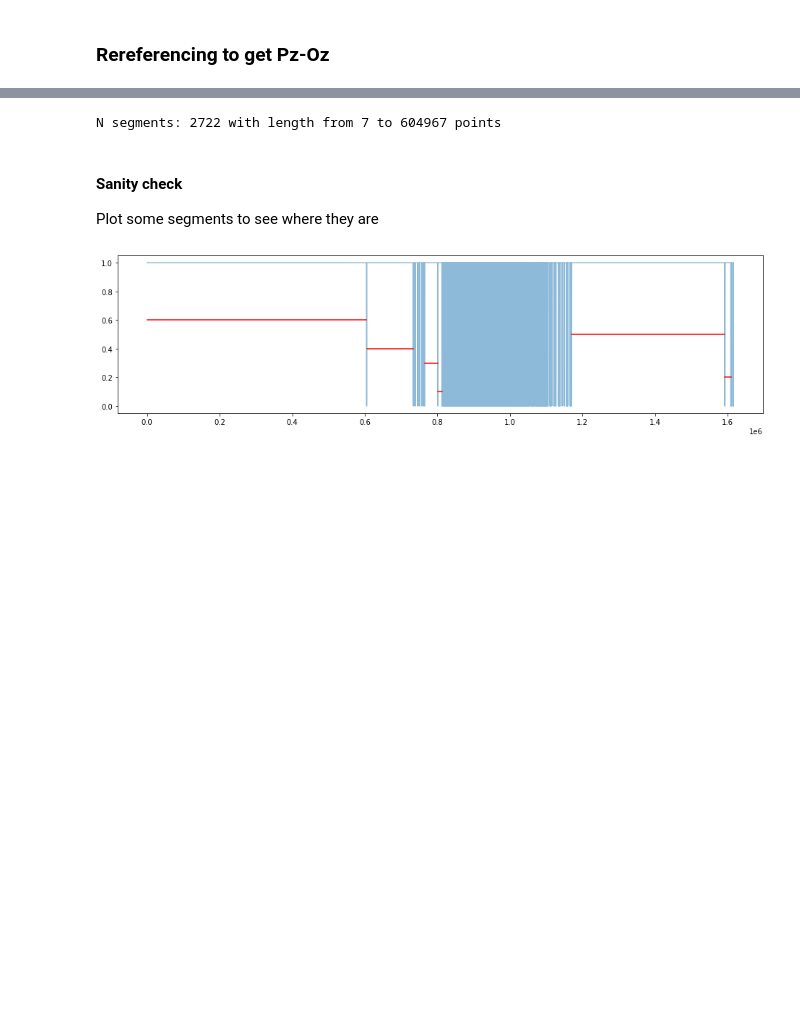
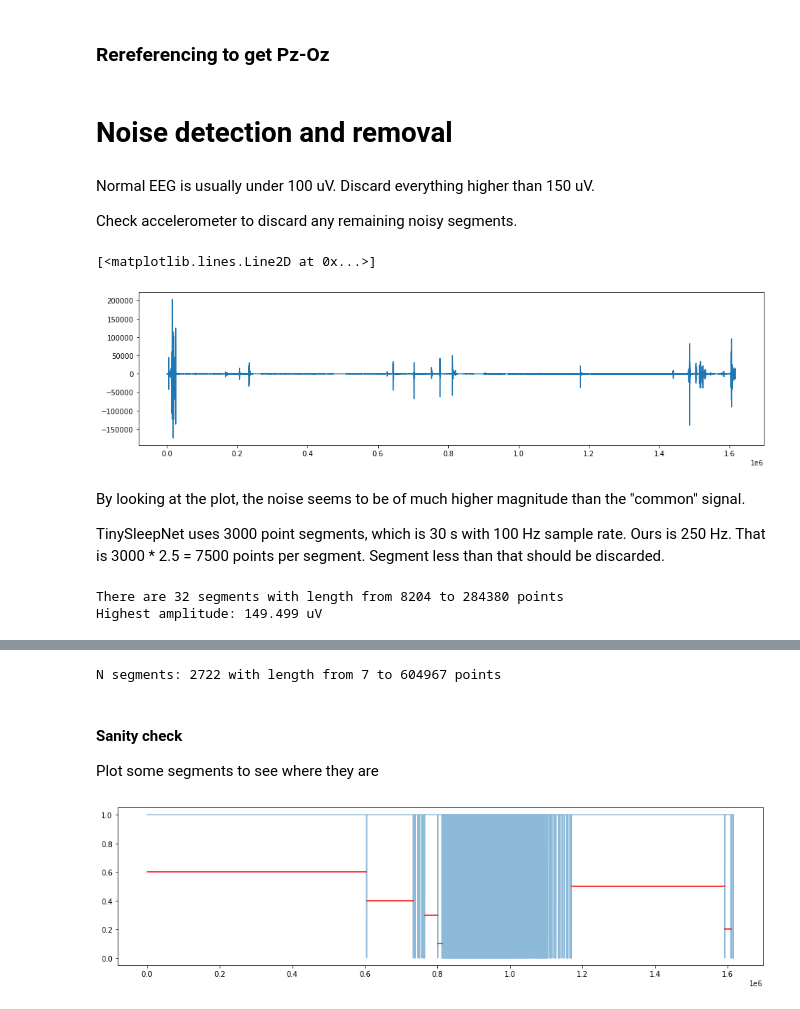
Before and after one commit to hollanderski/DREAMS-EEG, a Jupyter notebook: Unicorn_data_processing_for_rem_stage_detection.ipynb, the cells around one changed output, grey strips where cells are left out. Drawn from its saved outputs; the diff is of its cells as text; code cells hidden in the pictures; blank space fills up the shorter version.

```diff
--- a/Unicorn_data_processing_for_rem_stage_detection.ipynb
+++ b/Unicorn_data_processing_for_rem_stage_detection.ipynb
@@ -49,3 +45,29 @@ df.head()
 ### Rereferencing to get Pz-Oz
 # %%
 Pz_Oz = df['Pz'] - df['Oz']
+# %% [markdown]
+# Noise detection and removal
+# %% [markdown]
+Normal EEG is usually under 100 uV. Discard everything higher than 150 uV.
+
+Check accelerometer to discard any remaining noisy segments.
+# %%
+plt.figure(figsize=(16, 4))
+plt.plot(Pz_Oz)
+# %% [output]
+[<matplotlib.lines.Line2D at 0x...>]
+[figure, added]
+# %% [markdown]
+By looking at the plot, the noise seems to be of much higher magnitude than the "common" signal.
+
+TinySleepNet uses 3000 point segments, which is 30 s with 100 Hz sample rate. Ours is 250 Hz. That is 3000 * 2.5 = 7500 points per segment. Segment less than that should be discarded.
+# %%
+cut_segments = np.split(Pz_Oz, Pz_Oz[np.abs(Pz_Oz) > 150].index.to_numpy())
+good_data = [x[1:] for x in cut_segments if len(x)>=7501]
+
+lens = [len(x) for x in good_data]
+print(f'There are {len(good_data)} segments with length from {min(lens)} to {max(lens)} points')
+print(f'Highest amplitude: {max([max(x) for x in good_data])} uV')
+# %% [output]
+There are 32 segments with length from 8204 to 284380 points
+Highest amplitude: 149.499 uV
```
Also changed, not shown: parts of 15 cells of this notebook.
